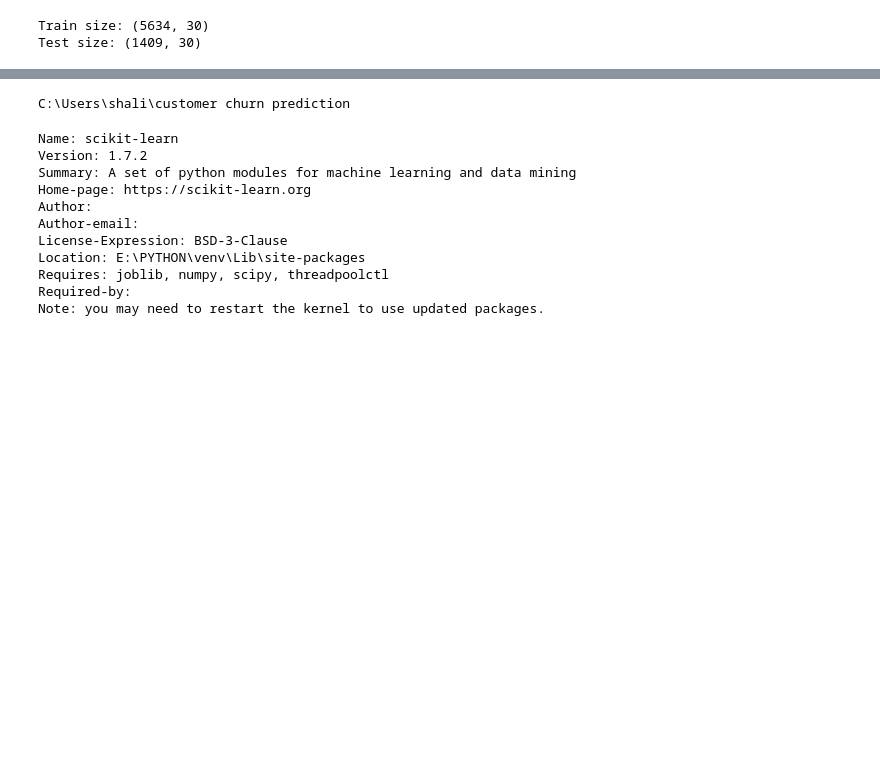
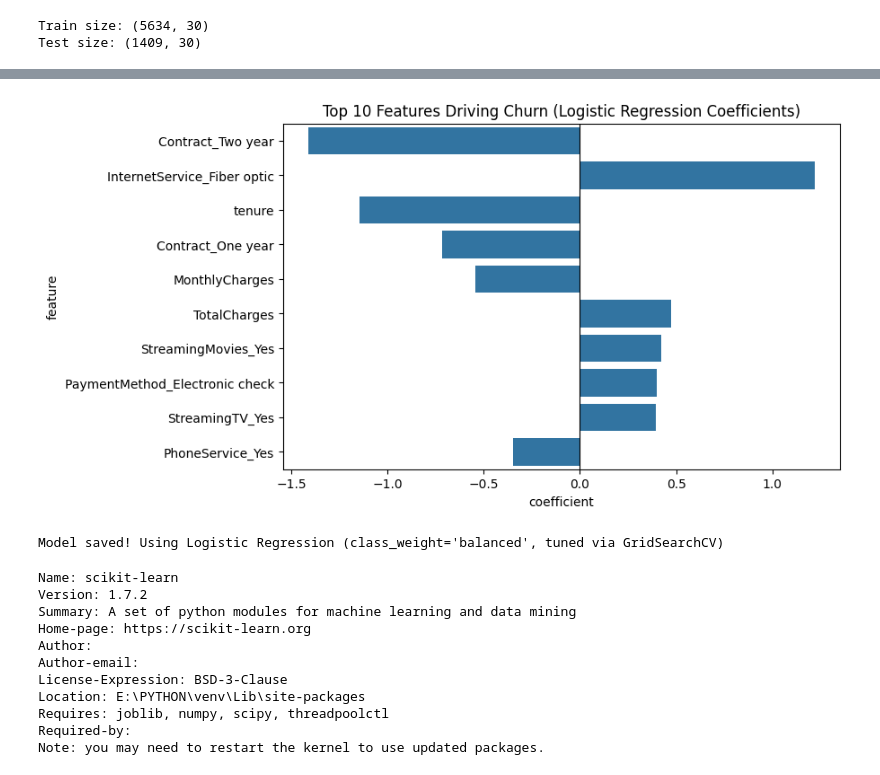
Before and after one commit to Shaliniredd/customer-churn-prediction, a Jupyter notebook: Customer Churn Prediction.ipynb, the cells around one changed output, grey strips where cells are left out. Cells and saved outputs as stored; diff of their text form; code cells hidden in the pictures; blank space fills up the shorter version.

```diff
--- a/Customer Churn Prediction.ipynb
+++ b/Customer Churn Prediction.ipynb
@@ -163,9 +204,25 @@ plt.show()
 # %%
-import joblib
+from sklearn.model_selection import GridSearchCV
 
-joblib.dump(rf_model, 'churn_model.pkl')
-joblib.dump(scaler, 'scaler.pkl')
-joblib.dump(X_train.columns.tolist(), 'model_columns.pkl')
+param_grid = {
+    'C': [0.01, 0.1, 1, 10, 100],
+    'penalty': ['l2'],
+    'solver': ['lbfgs']
+}
 
-print("Model saved!")
+grid = GridSearchCV(
+    LogisticRegression(max_iter=1000, class_weight='balanced'),
+    param_grid,
+    scoring='recall',   # optimize for recall, since that's the business priority
+    cv=5
+)
+grid.fit(X_train, y_train)
+
+print("Best params:", grid.best_params_)
+print("Best CV recall:", grid.best_score_)
+
+final_model = grid.best_estimator_
+final_preds = final_model.predict(X_test)
+print(classification_report(y_test, final_preds))
+print("Final ROC-AUC:", roc_auc_score(y_test, final_model.predict_proba(X_test)[:, 1]))
 # %% [output]
@@ -173,3 +241,14 @@ Model saved!
 # %%
-pip install streamlit
+coef_df = pd.DataFrame({
+    'feature': X_train.columns,
+    'coefficient': final_model.coef_[0]
+})
+coef_df['abs_coefficient'] = coef_df['coefficient'].abs()
+coef_df = coef_df.sort_values('abs_coefficient', ascending=False).head(10)
+
+plt.figure(figsize=(8, 5))
+sns.barplot(data=coef_df, x='coefficient', y='feature')
+plt.title('Top 10 Features Driving Churn (Logistic Regression Coefficients)')
+plt.axvline(0, color='black', linewidth=0.8)
+plt.show()
 # %% [output]
@@ -193,8 +255,14 @@ Note: you may need to restart the kernel to use updated packages.
+[figure, added]
 # %%
-import os
-print(os.getcwd())
+import joblib
+
+joblib.dump(final_model, 'churn_model.pkl')
+joblib.dump(scaler, 'scaler.pkl')
+joblib.dump(X_train.columns.tolist(), 'model_columns.pkl')
+
+print("Model saved! Using Logistic Regression (class_weight='balanced', tuned via GridSearchCV)")
 # %% [output]
-C:\Users\shali\customer churn prediction
+Model saved! Using Logistic Regression (class_weight='balanced', tuned via GridSearchCV)
 # %%
 pip show scikit-learn
 # %% [output]
```
Also changed, not shown: parts of 8 cells of this notebook.
